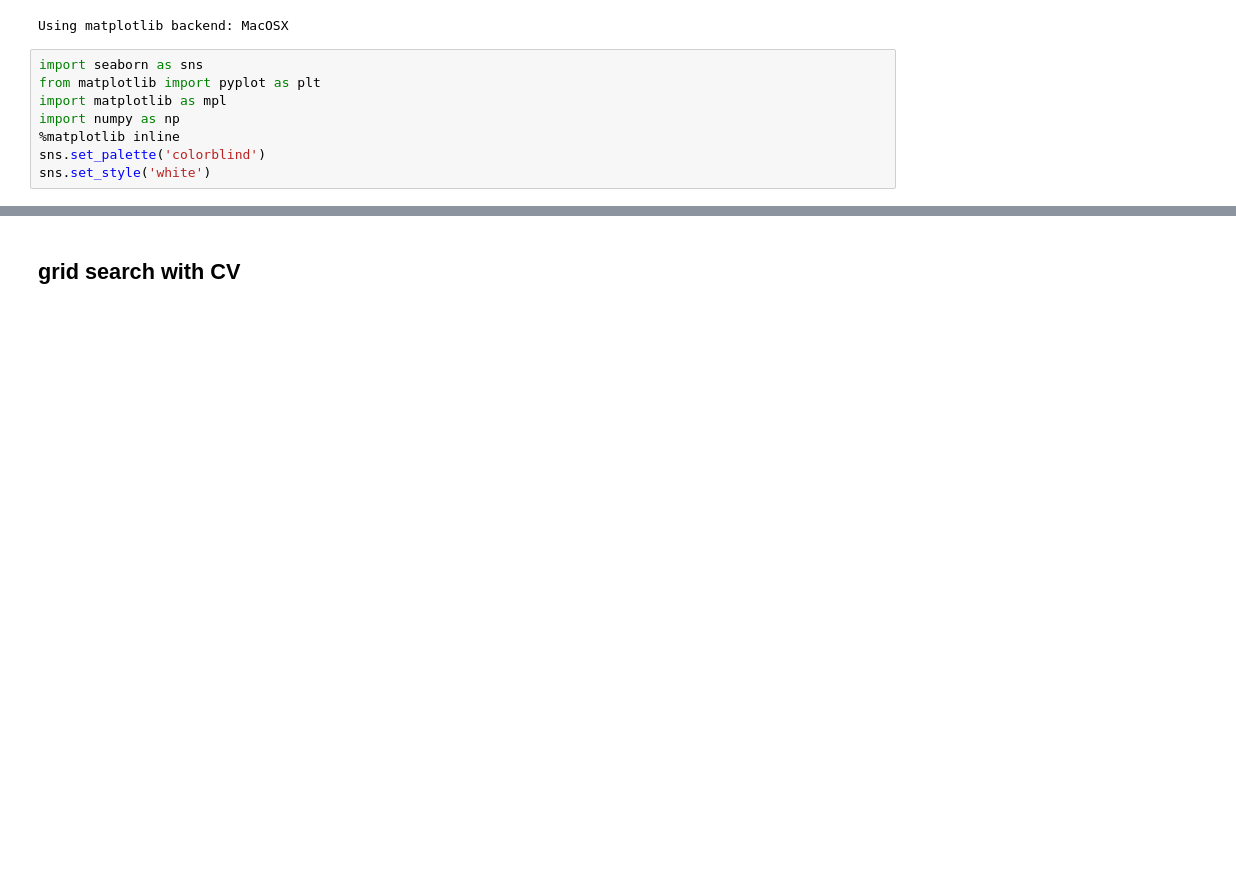
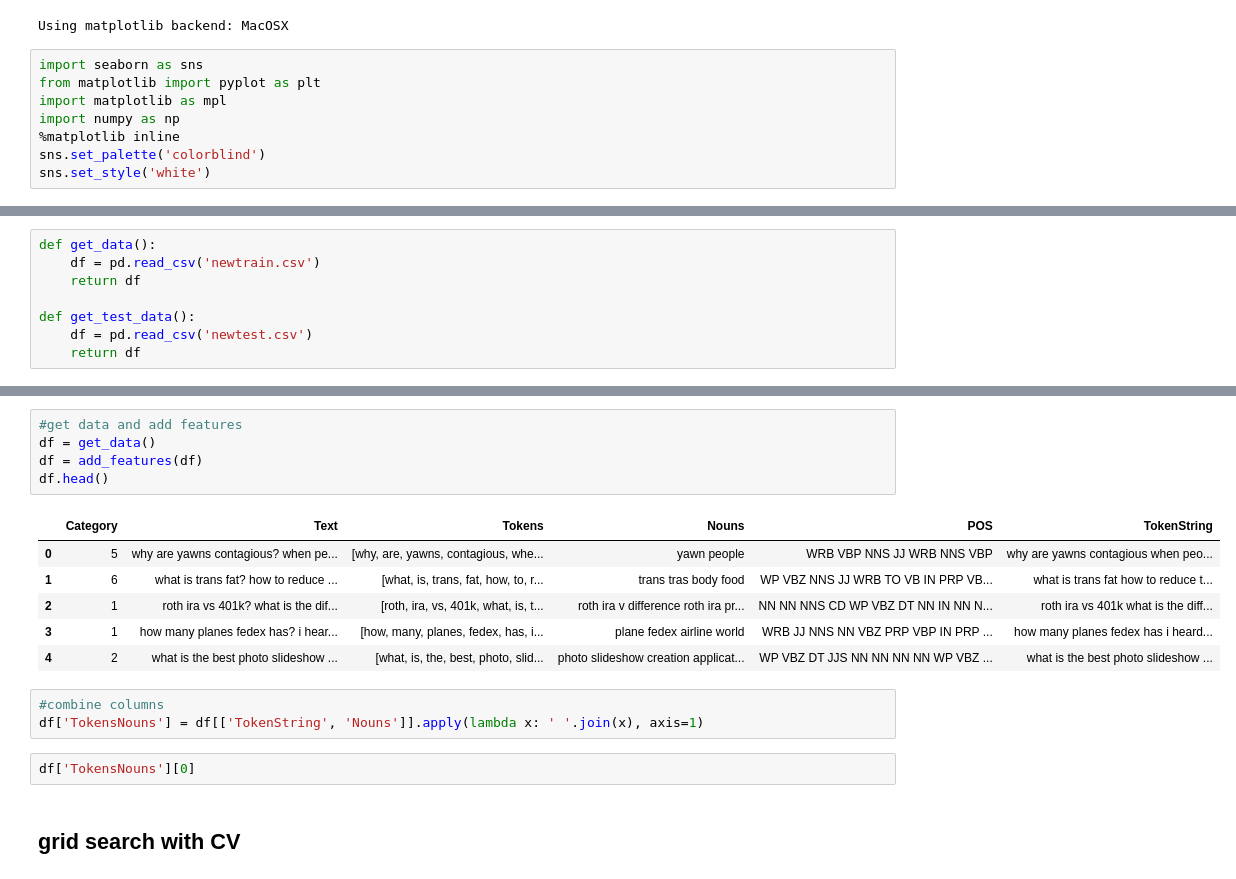
Before and after one commit to jnaras/Text_Classification, a Jupyter notebook: Kaggle.ipynb, the cells around one changed output, grey strips where cells are left out. Cells and saved outputs as stored; diff of their text form; blank space fills up the shorter version.

```diff
--- a/Kaggle.ipynb
+++ b/Kaggle.ipynb
@@ -47 +33,9 @@ df.head()
+# %%
+def get_data():
+    df = pd.read_csv('newtrain.csv')
+    return df
+
+def get_test_data():
+    df = pd.read_csv('newtest.csv')
+    return df
 # %%
@@ -87,3 +171,20 @@ df.Text.iloc[7]
+# %%
+#get data and add features
+df = get_data()
+df = add_features(df)
+df.head()
+# %% [output]
+|  | Category | Text | Tokens | Nouns | POS | TokenString |
+| 0 | 5 | why are yawns contagious? when pe... | [why, are, yawns, contagious, whe... | yawn people | WRB VBP NNS JJ WRB NNS VBP | why are yawns contagious when peo... |
+| 1 | 6 | what is trans fat? how to reduce ... | [what, is, trans, fat, how, to, r... | trans tras body food | WP VBZ NNS JJ WRB TO VB IN PRP VB... | what is trans fat how to reduce t... |
+| 2 | 1 | roth ira vs 401k? what is the dif... | [roth, ira, vs, 401k, what, is, t... | roth ira v difference roth ira pr... | NN NN NNS CD WP VBZ DT NN IN NN N... | roth ira vs 401k what is the diff... |
+| 3 | 1 | how many planes fedex has? i hear... | [how, many, planes, fedex, has, i... | plane fedex airline world | WRB JJ NNS NN VBZ PRP VBP IN PRP ... | how many planes fedex has i heard... |
+| 4 | 2 | what is the best photo slideshow ... | [what, is, the, best, photo, slid... | photo slideshow creation applicat... | WP VBZ DT JJS NN NN NN NN WP VBZ ... | what is the best photo slideshow ... |
+# %%
+#combine columns
+df['TokensNouns'] = df[['TokenString', 'Nouns']].apply(lambda x: ' '.join(x), axis=1)
+# %%
+df['TokensNouns'][0]
 # %% [markdown]
 ## grid search with CV
 # %%
```
Also changed, not shown: parts of 13 cells of this notebook.
